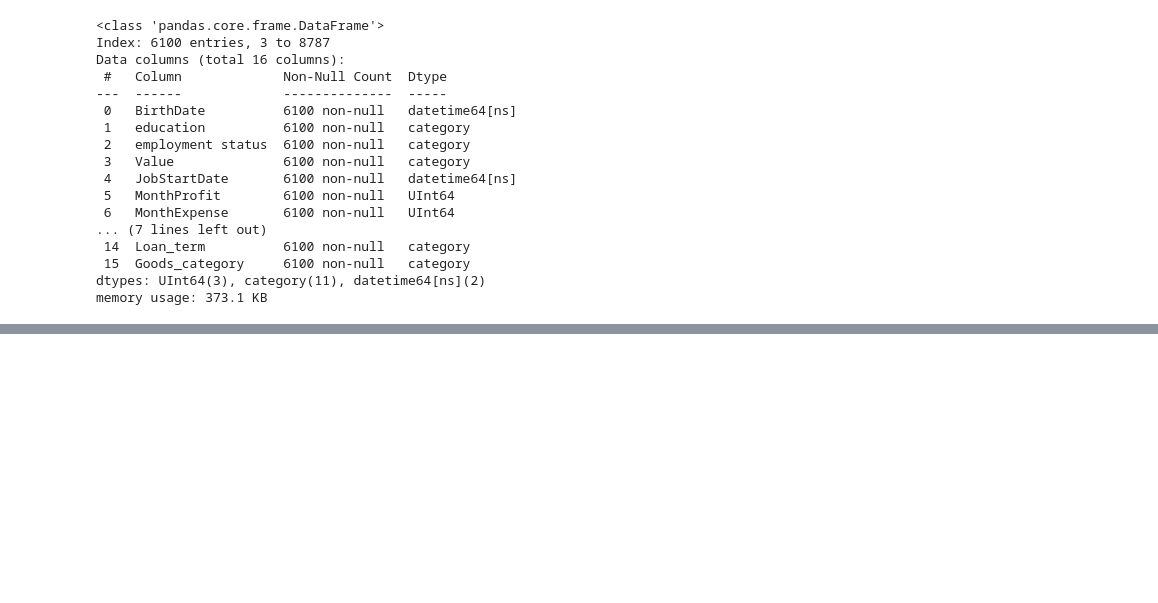
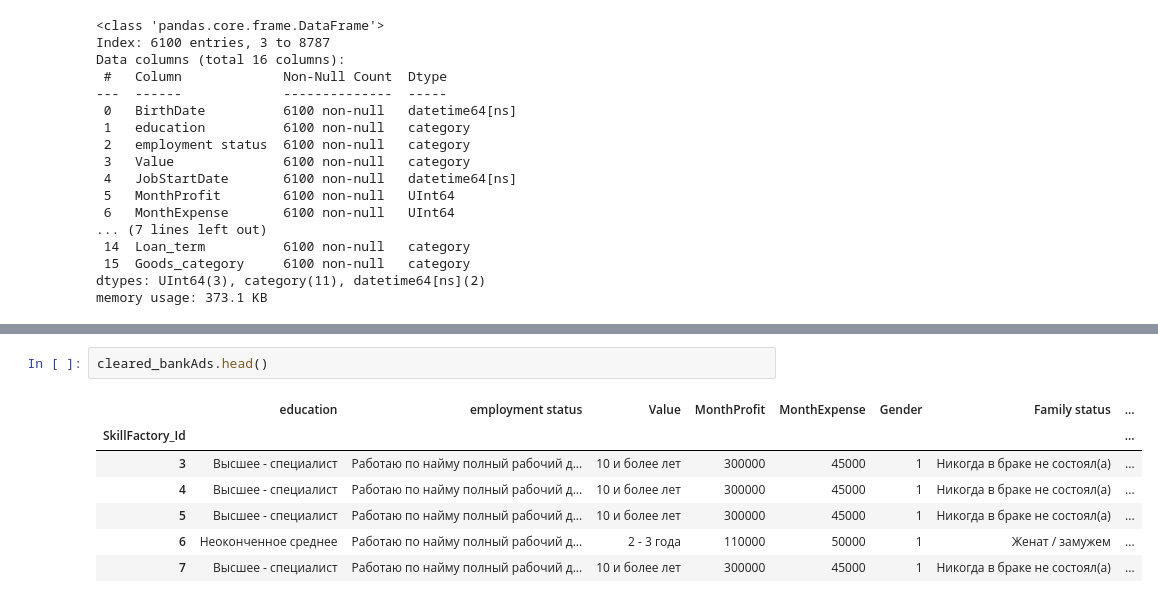
Before and after one commit to dzailz/hakaton_mandarin, a Jupyter notebook: experiment.ipynb, the cells around one changed output, grey strips where cells are left out. Drawn from its saved outputs; the diff is of its cells as text; blank space fills up the shorter version.

```diff
--- a/experiment.ipynb
+++ b/experiment.ipynb
@@ -297,0 +366,10 @@ memory usage: 373.1 KB
+# %%
+cleared_bankAds.head()
+# %% [output]
+|  | education | employment status | Value | MonthProfit | MonthExpense | Gender | Family status | ... |
+| SkillFactory_Id |  |  |  |  |  |  |  | ... |
+| 3 | Высшее - специалист | Работаю по найму полный рабочий д... | 10 и более лет | 300000 | 45000 | 1 | Никогда в браке не состоял(а) | ... |
+| 4 | Высшее - специалист | Работаю по найму полный рабочий д... | 10 и более лет | 300000 | 45000 | 1 | Никогда в браке не состоял(а) | ... |
+| 5 | Высшее - специалист | Работаю по найму полный рабочий д... | 10 и более лет | 300000 | 45000 | 1 | Никогда в браке не состоял(а) | ... |
+| 6 | Неоконченное среднее | Работаю по найму полный рабочий д... | 2 - 3 года | 110000 | 50000 | 1 | Женат / замужем | ... |
+| 7 | Высшее - специалист | Работаю по найму полный рабочий д... | 10 и более лет | 300000 | 45000 | 1 | Никогда в браке не состоял(а) | ... |
```
Also changed, not shown: parts of 22 cells of this notebook, 5 other files.
